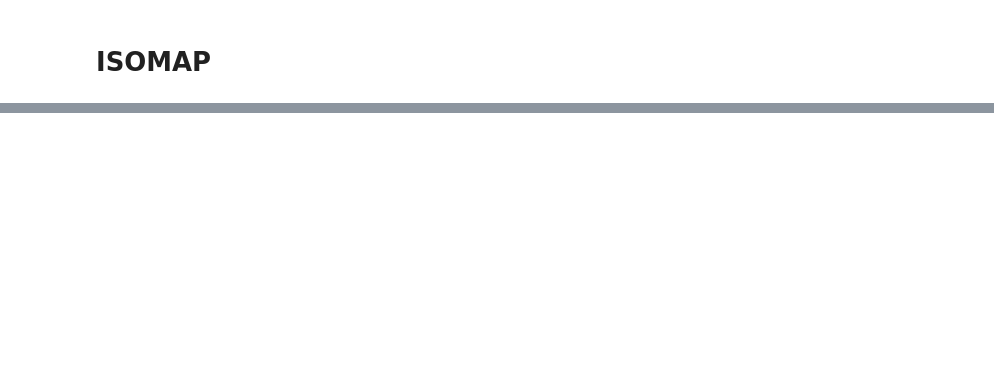
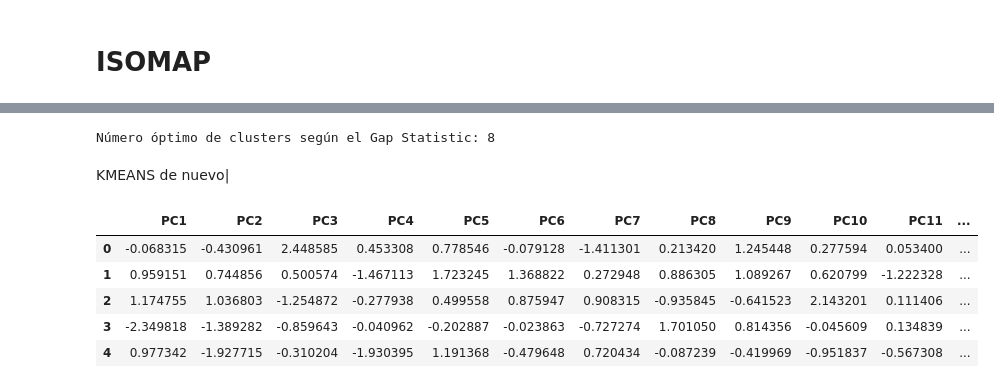
Before and after one commit to juanachies/TP1_Mineria, a Jupyter notebook: tp.ipynb, the cells around one changed output, grey strips where cells are left out. Saved outputs shown, nothing was run; the diff lists cells and outputs as text; code cells hidden in the pictures; blank space fills up the shorter version.

```diff
--- a/tp.ipynb
+++ b/tp.ipynb
@@ -260,7 +249,7 @@ X
 # Obtener todas las componentes principales
 pca = PCA(n_components=X.shape[1])
 
-pca_features = pca.fit_transform(df_std)
+pca_features = pca.fit_transform(df_escalado)
 
 # PC dataframe
 pca_df = pd.DataFrame(
@@ -268,3 +257,5 @@ pca_df = pd.DataFrame(
     columns=['PC1', 'PC2', 'PC3', 'PC4', 'PC5', 'PC6', 'PC7', 'PC8', 'PC9',
              'PC10', 'PC11', 'PC12', 'PC13', 'PC14', 'PC15', 'PC16' ])
 pca_df['tipoCultivo'] = y
+
+pca_df
@@ -487,0 +438,30 @@ n_jobs value 1 overridden to 1 by setting random_state. Use no seed for parallel
+# %%
+gaps = []
+max_k = 10
+
+# Calcula el Gap Statistic para determinar el número óptimo de clusters
+
+for k in range(1, max_k + 1):
+    # Calculo la inercia real sobre mis datos reales
+    real_inertia = calculate_intra_cluster_dispersion(X_std, k)
+    #Calculo la inercia de datos aleatorios con la misma estructura que mis datos originales
+    inertia_list = []
+    for _ in range(10):
+      random_data = np.random.rand(*X_std.shape)
+      intra_cluster_dispersion = calculate_intra_cluster_dispersion(random_data, k)
+      inertia_list.append(intra_cluster_dispersion)
+
+    reference_inertia = np.mean(inertia_list)
+
+    #Aplico la funcion de gap
+    gap = np.log(reference_inertia) - np.log(real_inertia)
+    gaps.append(gap)
+
+#se selecciona el valor de k (número de clusters) que maximiza el Gap Statistic.
+optimal_k = np.argmax(gaps) + 1
+
+print("Número óptimo de clusters según el Gap Statistic:", optimal_k)
+# %% [output]
+Número óptimo de clusters según el Gap Statistic: 8
+# %% [markdown]
+KMEANS de nuevo|
@@ -487,0 +473,13 @@ n_jobs value 1 overridden to 1 by setting random_state. Use no seed for parallel
+# %%
+df_kmeans = pca_df.copy()
+
+df_kmeans['Etiquetas KMeans'] = kmeans.labels_
+df_kmeans['Etiquetas KMeans'] = df_kmeans['Etiquetas KMeans'].astype('category')
+df_kmeans.head()
+# %% [output]
+|  | PC1 | PC2 | PC3 | PC4 | PC5 | PC6 | PC7 | PC8 | PC9 | PC10 | PC11 | ... |
+| 0 | -0.068315 | -0.430961 | 2.448585 | 0.453308 | 0.778546 | -0.079128 | -1.411301 | 0.213420 | 1.245448 | 0.277594 | 0.053400 | ... |
+| 1 | 0.959151 | 0.744856 | 0.500574 | -1.467113 | 1.723245 | 1.368822 | 0.272948 | 0.886305 | 1.089267 | 0.620799 | -1.222328 | ... |
+| 2 | 1.174755 | 1.036803 | -1.254872 | -0.277938 | 0.499558 | 0.875947 | 0.908315 | -0.935845 | -0.641523 | 2.143201 | 0.111406 | ... |
+| 3 | -2.349818 | -1.389282 | -0.859643 | -0.040962 | -0.202887 | -0.023863 | -0.727274 | 1.701050 | 0.814356 | -0.045609 | 0.134839 | ... |
+| 4 | 0.977342 | -1.927715 | -0.310204 | -1.930395 | 1.191368 | -0.479648 | 0.720434 | -0.087239 | -0.419969 | -0.951837 | -0.567308 | ... |
```
Also changed, not shown: parts of 33 cells of this notebook.
